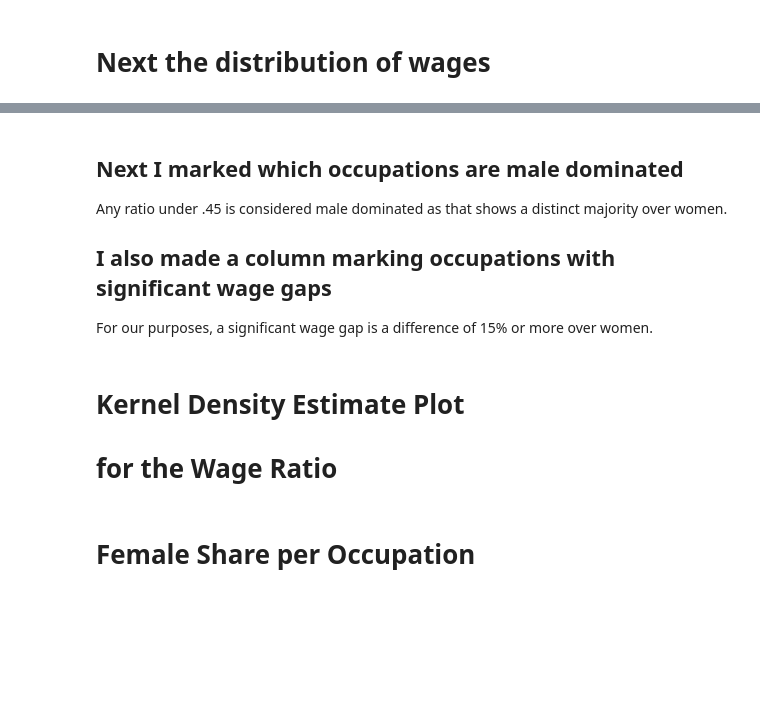
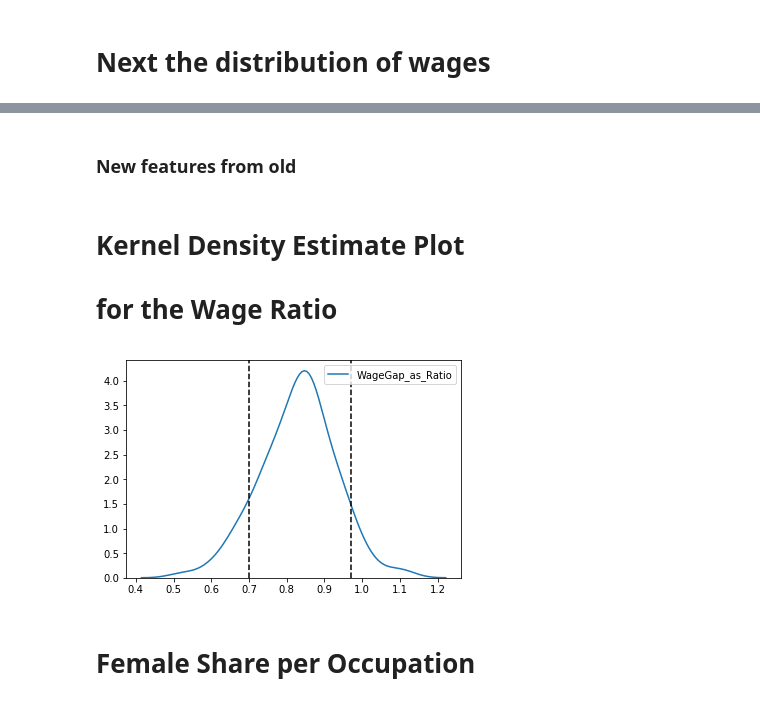
Before and after one commit to Schmidt8181/CapstoneProject, a Jupyter notebook: CapstoneProject.ipynb, the cells around one changed output, grey strips where cells are left out. Drawn from its saved outputs; the diff is of its cells as text; code cells hidden in the pictures; blank space fills up the shorter version.

```diff
--- a/CapstoneProject.ipynb
+++ b/CapstoneProject.ipynb
@@ -214,11 +215,5 @@ plt.show()
-# %% [markdown]
-## Next I marked which occupations are male dominated
-
-Any ratio under .45 is considered male dominated as that shows a distinct majority over women.
-
-## I also made a column marking occupations with significant wage gaps
-
-For our purposes, a significant wage gap is a difference of 15% or more over women.
+# %% [markdown]
+### New features from old
 # %%
 cleanedgenderwage['WageGap_as_Ratio'] = cleanedgenderwage['F_weekly'] / cleanedgenderwage['M_weekly']
 cleanedgenderwage['Significant_wage_gap'] = np.where(cleanedgenderwage['WageGap_as_Ratio'] > .85, 0, 1)
@@ -229,7 +225,11 @@ cleanedgenderwage['Male_Dominated'] = np.where(cleanedgenderwage['F_share'] > .4
 # for the Wage Ratio
 # %%
 sns.kdeplot(data=cleanedgenderwage['WageGap_as_Ratio'])
+plt.axvline(x=.7, color='black', linestyle='--')
+plt.axvline(x=.97, color='black', linestyle='--')
 plt.show()
+# %% [output]
+[figure, added]
 # %% [markdown]
 # Female Share per Occupation
 # %%
```
Also changed, not shown: parts of 30 cells of this notebook, 1 other file.
